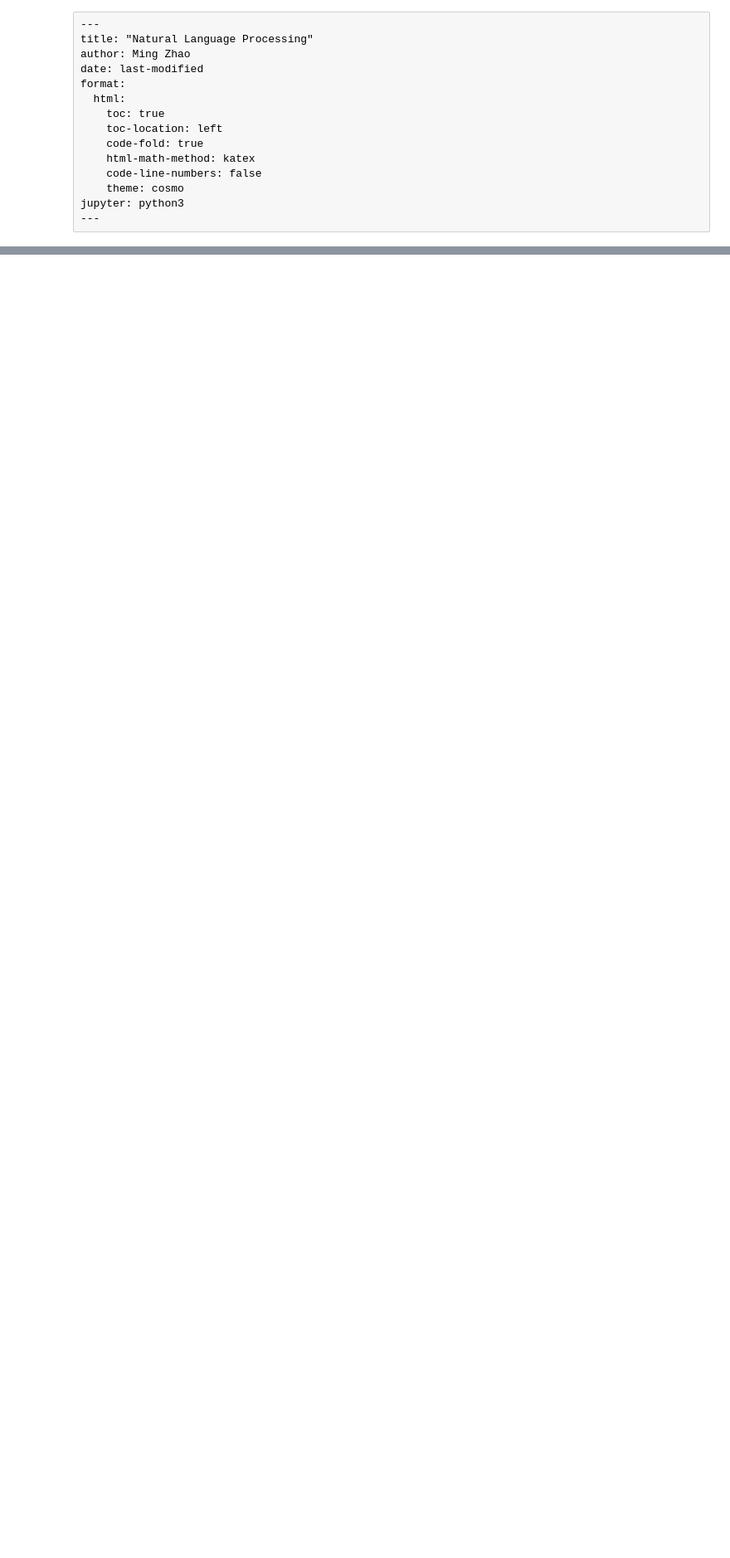
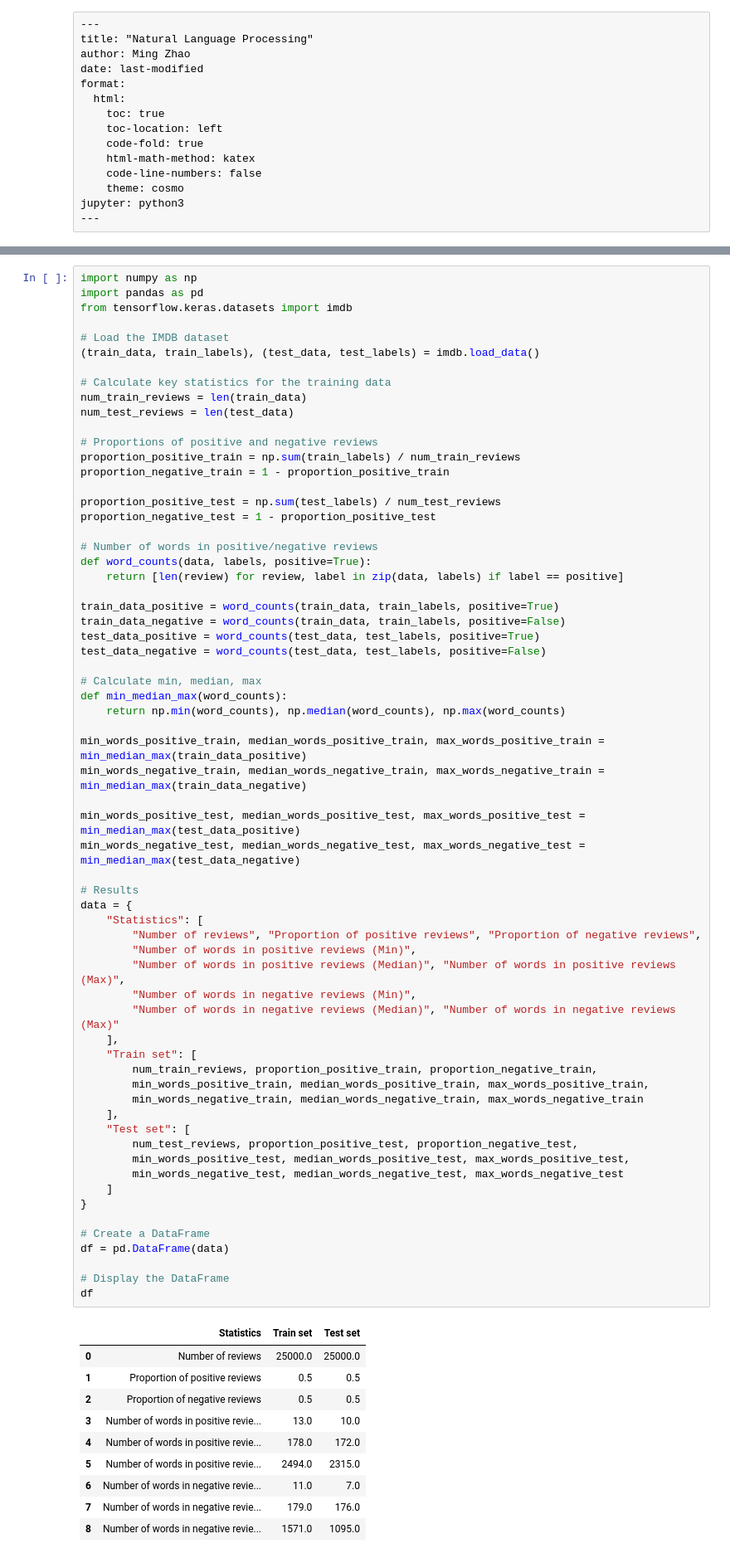
Before and after one commit to ming-zhao/ming-zhao.github.io, a Jupyter notebook: AIML_for_Business/Natural_Language_Processing.ipynb, the cells around one changed output, grey strips where cells are left out. Shown at 83% size. Drawn from its saved outputs; the diff is of its cells as text; blank space fills up the shorter version.

```diff
--- a/AIML_for_Business/Natural_Language_Processing.ipynb
+++ b/AIML_for_Business/Natural_Language_Processing.ipynb
@@ -1497,0 +232,75 @@ unsqueezed_weights, batch_weights[1], batch_t[1][0]*0.2126, batch_t[1][1]*0.7152
+# %%
+import numpy as np
+import pandas as pd
+from tensorflow.keras.datasets import imdb
+
+# Load the IMDB dataset
+(train_data, train_labels), (test_data, test_labels) = imdb.load_data()
+
+# Calculate key statistics for the training data
+num_train_reviews = len(train_data)
+num_test_reviews = len(test_data)
+
+# Proportions of positive and negative reviews
+proportion_positive_train = np.sum(train_labels) / num_train_reviews
+proportion_negative_train = 1 - proportion_positive_train
+
+proportion_positive_test = np.sum(test_labels) / num_test_reviews
+proportion_negative_test = 1 - proportion_positive_test
+
+# Number of words in positive/negative reviews
+def word_counts(data, labels, positive=True):
+    return [len(review) for review, label in zip(data, labels) if label == positive]
+
+train_data_positive = word_counts(train_data, train_labels, positive=True)
+train_data_negative = word_counts(train_data, train_labels, positive=False)
+test_data_positive = word_counts(test_data, test_labels, positive=True)
+test_data_negative = word_counts(test_data, test_labels, positive=False)
+
+# Calculate min, median, max
+def min_median_max(word_counts):
+    return np.min(word_counts), np.median(word_counts), np.max(word_counts)
+
+min_words_positive_train, median_words_positive_train, max_words_positive_train = min_median_max(train_data_positive)
+min_words_negative_train, median_words_negative_train, max_words_negative_train = min_median_max(train_data_negative)
+
+min_words_positive_test, median_words_positive_test, max_words_positive_test = min_median_max(test_data_positive)
+min_words_negative_test, median_words_negative_test, max_words_negative_test = min_median_max(test_data_negative)
+
+# Results
+data = {
+    "Statistics": [
+        "Number of reviews", "Proportion of positive reviews", "Proportion of negative reviews",
+        "Number of words in positive reviews (Min)",
+        "Number of words in positive reviews (Median)", "Number of words in positive reviews (Max)",
+        "Number of words in negative reviews (Min)",
+        "Number of words in negative reviews (Median)", "Number of words in negative reviews (Max)"
+    ],
+    "Train set": [
+        num_train_reviews, proportion_positive_train, proportion_negative_train,
+        min_words_positive_train, median_words_positive_train, max_words_positive_train,
+        min_words_negative_train, median_words_negative_train, max_words_negative_train
+    ],
+    "Test set": [
+        num_test_reviews, proportion_positive_test, proportion_negative_test,
+        min_words_positive_test, median_words_positive_test, max_words_positive_test,
+        min_words_negative_test, median_words_negative_test, max_words_negative_test
+    ]
+}
+
+# Create a DataFrame
+df = pd.DataFrame(data)
+
+# Display the DataFrame
+df
+# %% [output]
+|  | Statistics | Train set | Test set |
+| 0 | Number of reviews | 25000.0 | 25000.0 |
+| 1 | Proportion of positive reviews | 0.5 | 0.5 |
+| 2 | Proportion of negative reviews | 0.5 | 0.5 |
+| 3 | Number of words in positive revie... | 13.0 | 10.0 |
+| 4 | Number of words in positive revie... | 178.0 | 172.0 |
+| 5 | Number of words in positive revie... | 2494.0 | 2315.0 |
+| 6 | Number of words in negative revie... | 11.0 | 7.0 |
+| 7 | Number of words in negative revie... | 179.0 | 176.0 |
+| 8 | Number of words in negative revie... | 1571.0 | 1095.0 |
```
Also changed, not shown: parts of 100 cells of this notebook, 38 other files.
